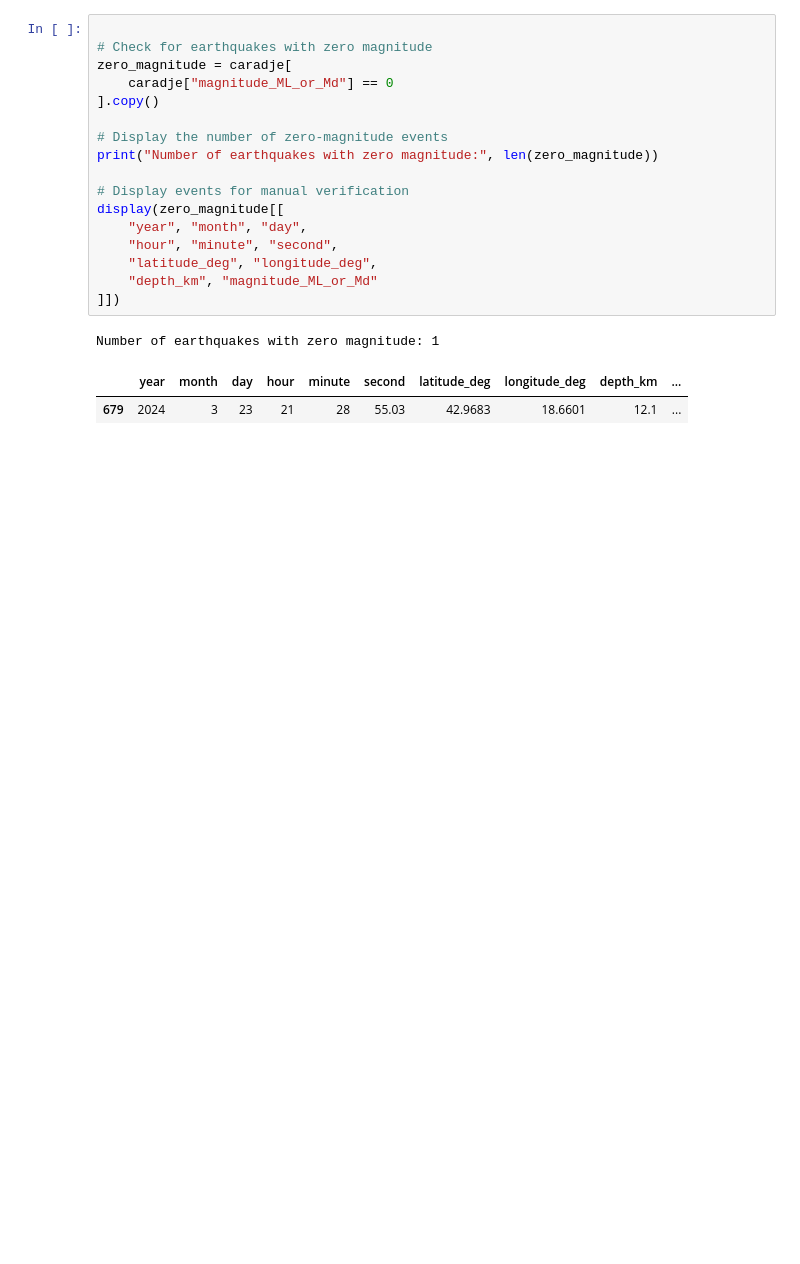
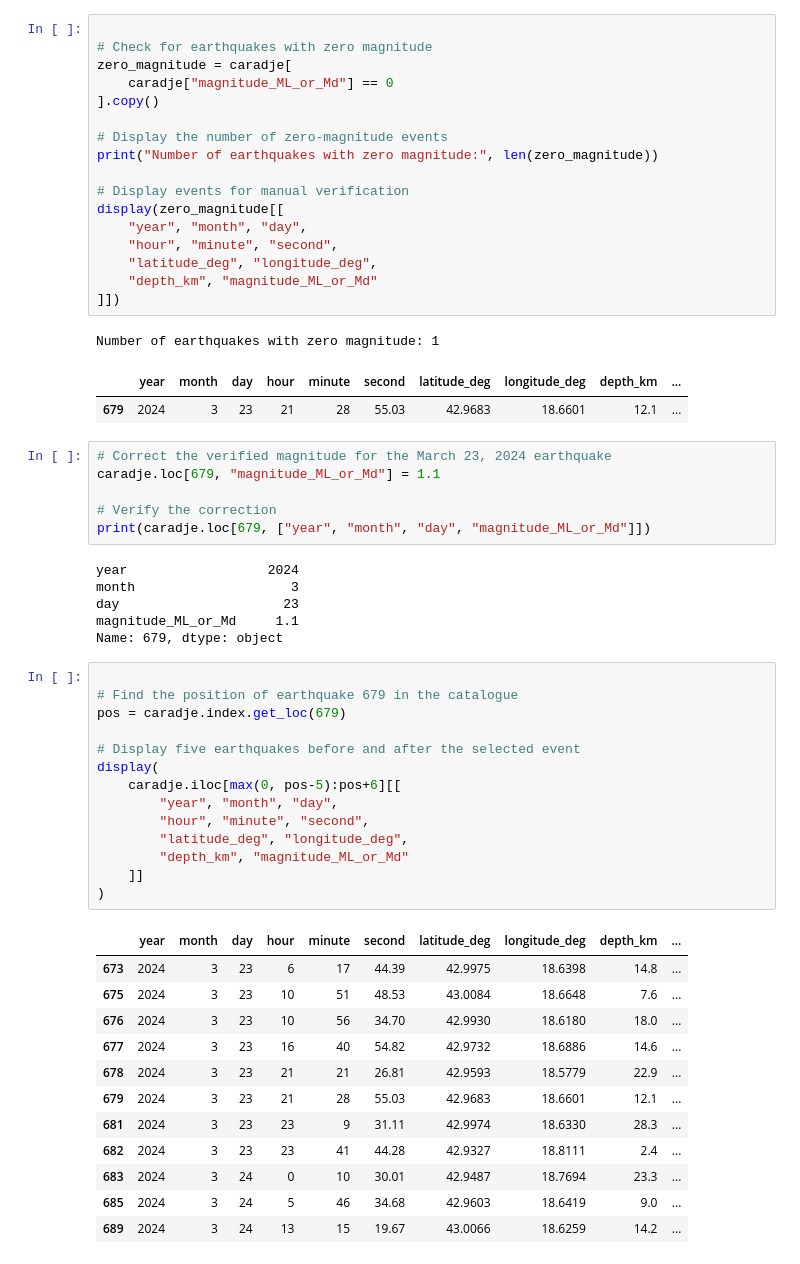
Before and after one commit to milena-seismo/DSB_capstone, a Jupyter notebook: DSB_Capstone_Milena.ipynb, the cells around one changed output. Cells and saved outputs as stored; diff of their text form; blank space fills up the shorter version.

```diff
--- a/DSB_Capstone_Milena.ipynb
+++ b/DSB_Capstone_Milena.ipynb
@@ -621,3 +621,42 @@ display(zero_magnitude[[
 Number of earthquakes with zero magnitude: 1
 |  | year | month | day | hour | minute | second | latitude_deg | longitude_deg | depth_km | ... |
 | 679 | 2024 | 3 | 23 | 21 | 28 | 55.03 | 42.9683 | 18.6601 | 12.1 | ... |
+# %%
+# Correct the verified magnitude for the March 23, 2024 earthquake
+caradje.loc[679, "magnitude_ML_or_Md"] = 1.1
+
+# Verify the correction
+print(caradje.loc[679, ["year", "month", "day", "magnitude_ML_or_Md"]])
+# %% [output]
+year                  2024
+month                    3
+day                     23
+magnitude_ML_or_Md     1.1
+Name: 679, dtype: object
+# %%
+
+# Find the position of earthquake 679 in the catalogue
+pos = caradje.index.get_loc(679)
+
+# Display five earthquakes before and after the selected event
+display(
+    caradje.iloc[max(0, pos-5):pos+6][[
+        "year", "month", "day",
+        "hour", "minute", "second",
+        "latitude_deg", "longitude_deg",
+        "depth_km", "magnitude_ML_or_Md"
+    ]]
+)
+# %% [output]
+|  | year | month | day | hour | minute | second | latitude_deg | longitude_deg | depth_km | ... |
+| 673 | 2024 | 3 | 23 | 6 | 17 | 44.39 | 42.9975 | 18.6398 | 14.8 | ... |
+| 675 | 2024 | 3 | 23 | 10 | 51 | 48.53 | 43.0084 | 18.6648 | 7.6 | ... |
+| 676 | 2024 | 3 | 23 | 10 | 56 | 34.70 | 42.9930 | 18.6180 | 18.0 | ... |
+| 677 | 2024 | 3 | 23 | 16 | 40 | 54.82 | 42.9732 | 18.6886 | 14.6 | ... |
+| 678 | 2024 | 3 | 23 | 21 | 21 | 26.81 | 42.9593 | 18.5779 | 22.9 | ... |
+| 679 | 2024 | 3 | 23 | 21 | 28 | 55.03 | 42.9683 | 18.6601 | 12.1 | ... |
+| 681 | 2024 | 3 | 23 | 23 | 9 | 31.11 | 42.9974 | 18.6330 | 28.3 | ... |
+| 682 | 2024 | 3 | 23 | 23 | 41 | 44.28 | 42.9327 | 18.8111 | 2.4 | ... |
+| 683 | 2024 | 3 | 24 | 0 | 10 | 30.01 | 42.9487 | 18.7694 | 23.3 | ... |
+| 685 | 2024 | 3 | 24 | 5 | 46 | 34.68 | 42.9603 | 18.6419 | 9.0 | ... |
+| 689 | 2024 | 3 | 24 | 13 | 15 | 19.67 | 43.0066 | 18.6259 | 14.2 | ... |
```
Also changed, not shown: parts of 1 cell of this notebook.
